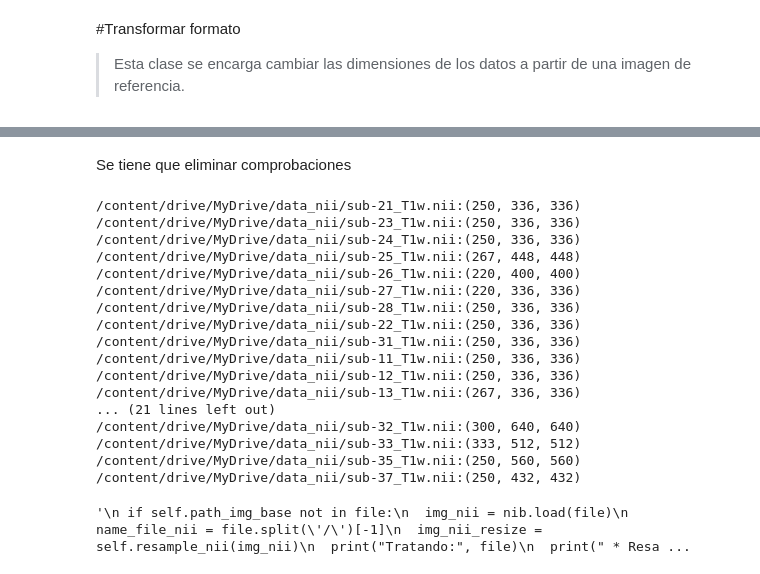
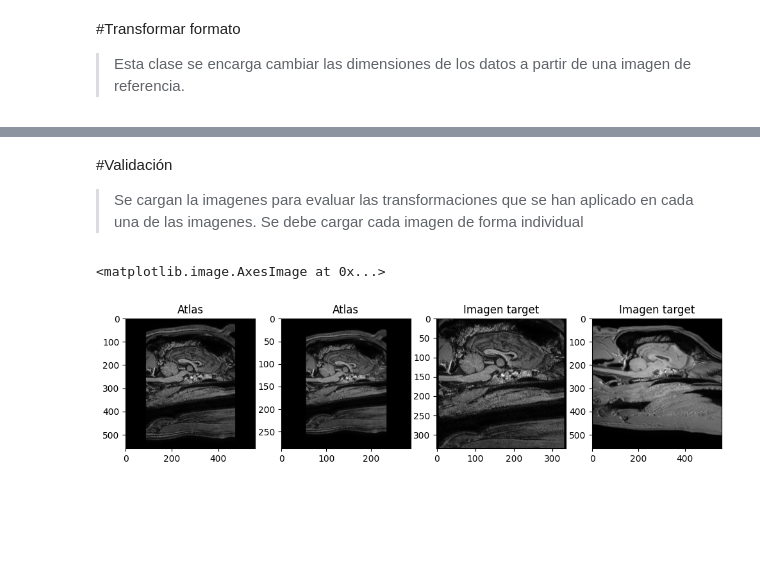
Before and after one commit to walter-04/TFM_Canine, a Jupyter notebook: notebooks/unific_size_data.ipynb, the cells around one changed output, grey strips where cells are left out. Cells and saved outputs as stored; diff of their text form; code cells hidden in the pictures; blank space fills up the shorter version.

```diff
--- a/notebooks/unific_size_data.ipynb
+++ b/notebooks/unific_size_data.ipynb
@@ -109,27 +77,5 @@ Tratando: /content/drive/MyDrive/data_nii/sub-37_T1w.nii
-# %% [markdown]
-Se tiene que eliminar comprobaciones
-# %%
-files_nii = glob.glob("/content/drive/MyDrive/data_nii/*")
-for file in files_nii:
-  img_nii = nib.load(file)
-  print(f"{file}:{img_nii.shape}")
-# %% [output]
-/content/drive/MyDrive/data_nii/sub-21_T1w.nii:(250, 336, 336)
-/content/drive/MyDrive/data_nii/sub-23_T1w.nii:(250, 336, 336)
-/content/drive/MyDrive/data_nii/sub-24_T1w.nii:(250, 336, 336)
-/content/drive/MyDrive/data_nii/sub-25_T1w.nii:(267, 448, 448)
-/content/drive/MyDrive/data_nii/sub-26_T1w.nii:(220, 400, 400)
-/content/drive/MyDrive/data_nii/sub-27_T1w.nii:(220, 336, 336)
-/content/drive/MyDrive/data_nii/sub-28_T1w.nii:(250, 336, 336)
-/content/drive/MyDrive/data_nii/sub-22_T1w.nii:(250, 336, 336)
-/content/drive/MyDrive/data_nii/sub-31_T1w.nii:(250, 336, 336)
-/content/drive/MyDrive/data_nii/sub-11_T1w.nii:(250, 336, 336)
-/content/drive/MyDrive/data_nii/sub-12_T1w.nii:(250, 336, 336)
-/content/drive/MyDrive/data_nii/sub-13_T1w.nii:(267, 336, 336)
-... (21 lines left out)
-/content/drive/MyDrive/data_nii/sub-32_T1w.nii:(300, 640, 640)
-/content/drive/MyDrive/data_nii/sub-33_T1w.nii:(333, 512, 512)
-/content/drive/MyDrive/data_nii/sub-35_T1w.nii:(250, 560, 560)
-/content/drive/MyDrive/data_nii/sub-37_T1w.nii:(250, 432, 432)
-'\n if self.path_img_base not in file:\n  img_nii = nib.load(file)\n  name_file_nii = file.split(\'/\')[-1]\n  img_nii_resize = self.resample_nii(img_nii)\n  print("Tratando:", file)\n  print(" * Resa ...
+# %% [markdown]
+#Validación
+
+> Se cargan la imagenes para evaluar las transformaciones que se han aplicado en cada una de las imagenes. Se debe cargar cada imagen de forma individual
 # %%
@@ -139 +86,15 @@ img_grand = nib.load("/content/drive/MyDrive/data_nii_resize_max/sub-01_T1w.nii"
+# %%
+fig, axes = plt.subplots(1, 4, figsize=(12, 4))
+ax = axes.ravel()
+ax[0].set_title('Atlas')
+ax[0].imshow(image_or.get_fdata()[200,:,:], cmap='Greys_r')
+ax[1].set_title('Atlas')
+ax[1].imshow(image_pe.get_fdata()[125,:,:], cmap='Greys_r')
+ax[2].set_title('Imagen target')
+ax[2].imshow(image_pe_2.get_fdata()[125,:,:], cmap='Greys_r')
+ax[3].set_title('Imagen target')
+ax[3].imshow(img_grand.get_fdata()[200,:,:], cmap='Greys_r')
+# %% [output]
+<matplotlib.image.AxesImage at 0x...>
+[figure, added]
 # %%
```
Also changed, not shown: parts of 9 cells of this notebook.
